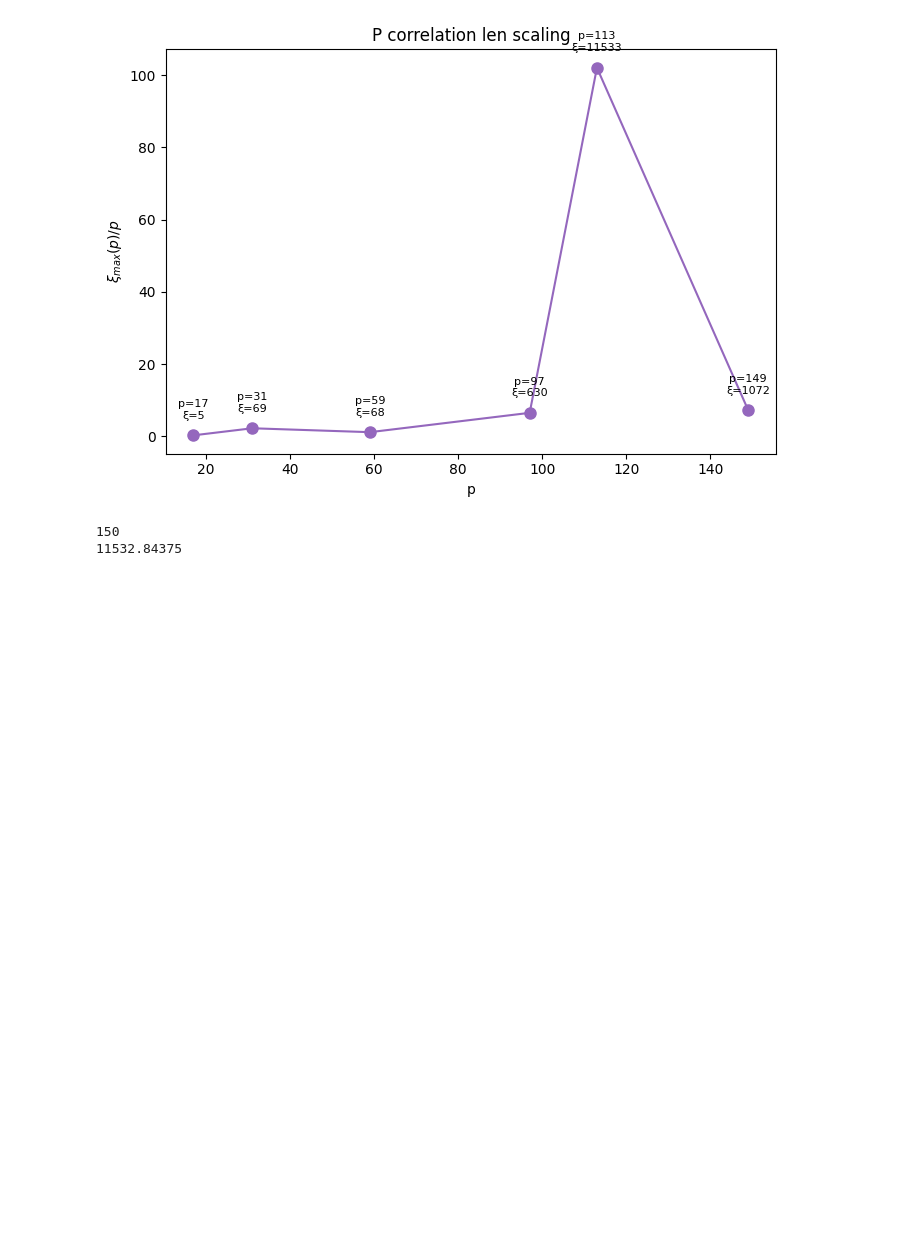
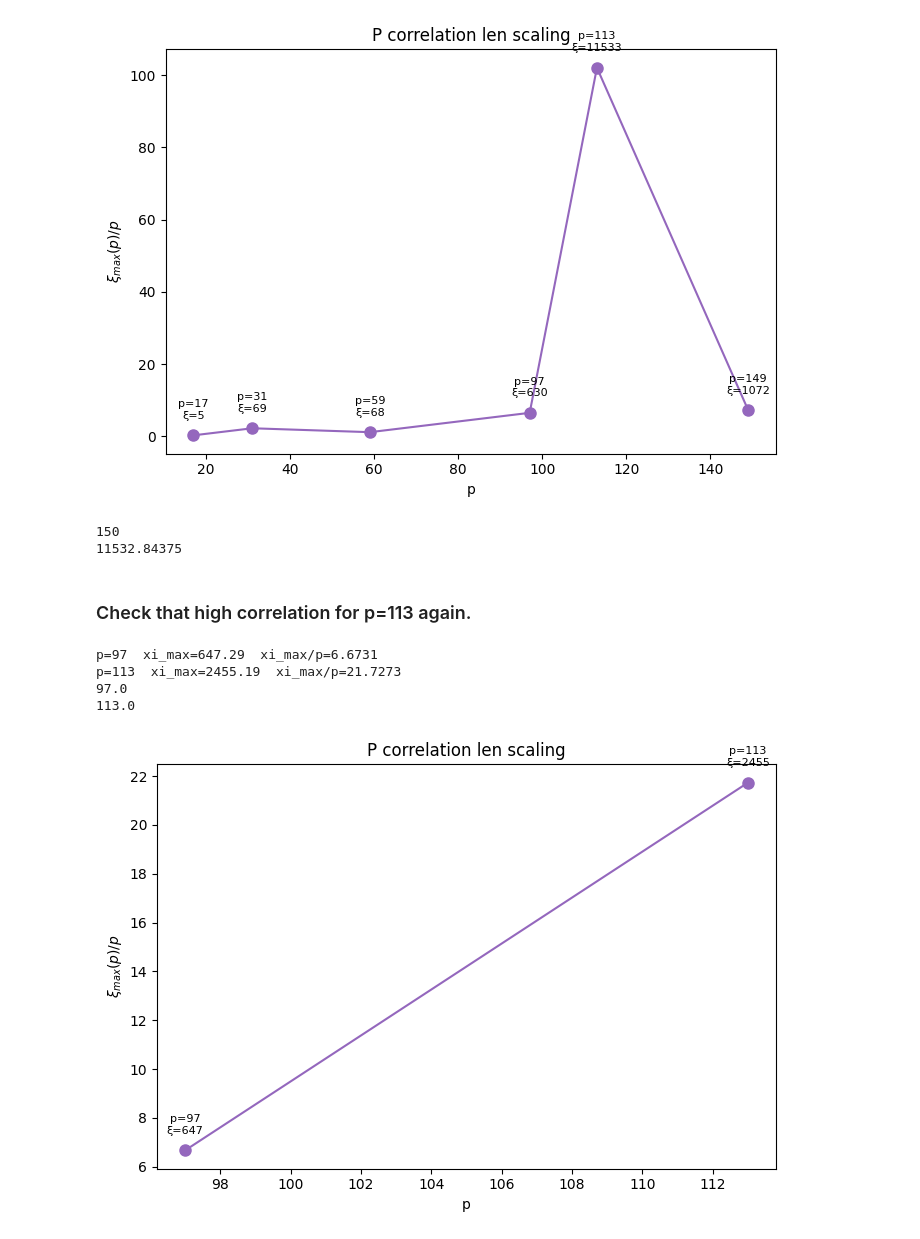
Before and after one commit to Aavash232311/Empirical-Analysis-of-Phase-Transitions-in-Transformer-Models-Using-Mechanistic-Interpretability, a Jupyter notebook: transformer-pt-analysis-main/src/Analysis/sharpness_and_width_transition.ipynb, the cells around one changed output. Saved outputs shown, nothing was run; the diff lists cells and outputs as text; code cells hidden in the pictures; blank space fills up the shorter version.

Commit message:
Added: re-trained across different p to check which one has high correlation

```diff
--- a/transformer-pt-analysis-main/src/Analysis/sharpness_and_width_transition.ipynb
+++ b/transformer-pt-analysis-main/src/Analysis/sharpness_and_width_transition.ipynb
@@ -261,3 +260,5 @@ print(max(max_peak_prop['xi']))
 # %% [output]
 150
 11532.84375
+# %% [markdown]
+### Check that high correlation for p=113 again.
@@ -263,0 +318,37 @@ print(max(max_peak_prop['xi']))
+# %%
+xi_max_by_p = {res['p']: max(res['xi']) for res in result_across_selected_p}
+
+p_arr = np.array(sorted(xi_max_by_p.keys()), dtype=float)
+xi_max_arr = np.array([xi_max_by_p[p] for p in p_arr], dtype=float)
+ratio = xi_max_arr / p_arr
+
+for p, xm, r in zip(p_arr, xi_max_arr, ratio):
+    print(f"p={p:.0f}  xi_max={xm:.2f}  xi_max/p={r:.4f}")
+
+plt.figure(figsize=(7,5))
+plt.plot(p_arr, ratio, 'o-', color='tab:purple', markersize=8)
+
+# label each point with its p value
+for p, r, xi in zip(p_arr, ratio, xi_max_arr):
+    print(p)
+    plt.annotate(
+        f"p={p:.0f}\nξ={xi:.0f}",
+        xy=(p, r),
+        xytext=(0, 12),
+        textcoords='offset points',
+        ha='center',
+        fontsize=8,
+        color='black'
+    )
+
+plt.xlabel('p')
+plt.ylabel(r'$\xi_{max}(p) / p$')
+plt.title(r'P correlation len scaling')
+plt.tight_layout()
+plt.show()
+# %% [output]
+p=97  xi_max=647.29  xi_max/p=6.6731
+p=113  xi_max=2455.19  xi_max/p=21.7273
+97.0
+113.0
+[figure, added]
```
Also changed, not shown: parts of 2 cells of this notebook, 1 other file.
